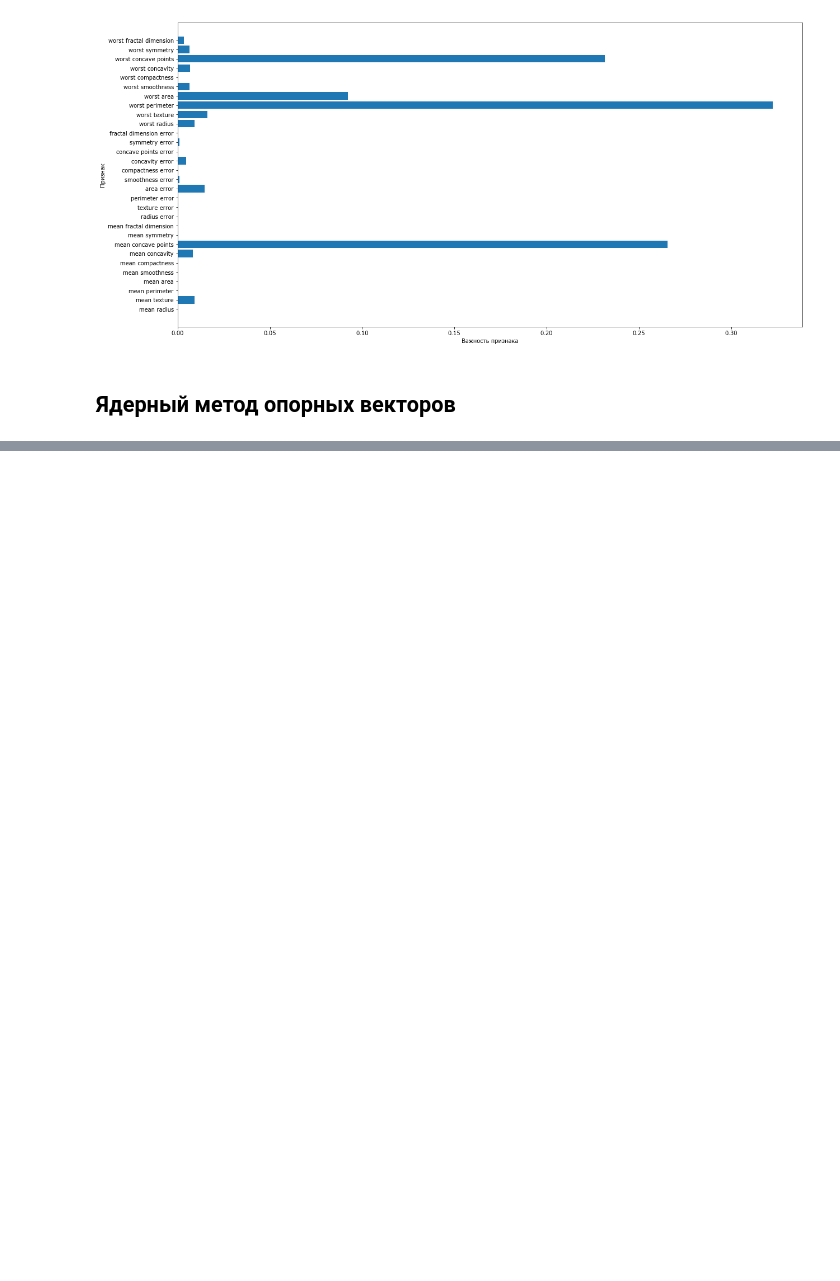
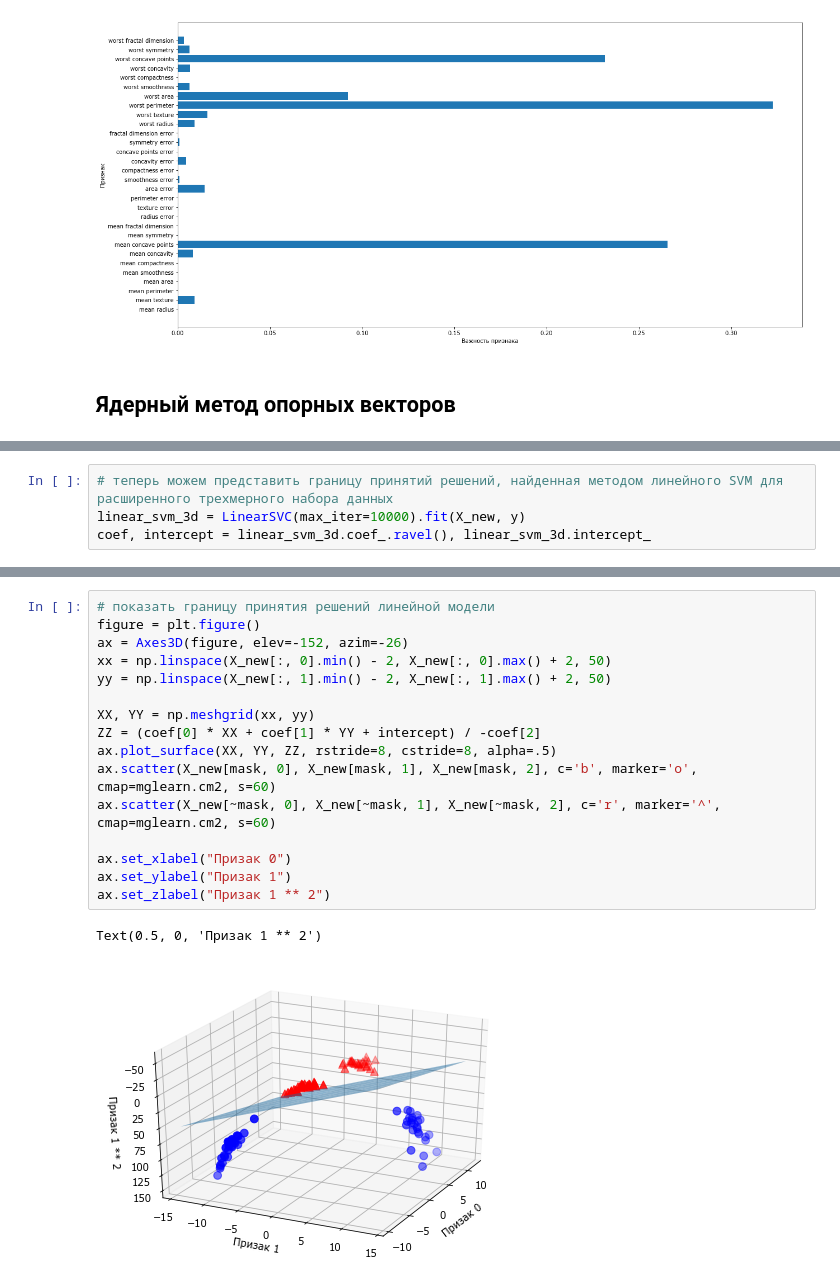
Before and after one commit to azamind/ml-intro, a Jupyter notebook: code/Chapter2.ipynb, the cells around one changed output, grey strips where cells are left out. Saved outputs shown, nothing was run; the diff lists cells and outputs as text; blank space fills up the shorter version.

```diff
--- a/code/Chapter2.ipynb
+++ b/code/Chapter2.ipynb
@@ -656,0 +701,4 @@ plot_feature_importances_cancer(gbrt)
+# %%
+# теперь можем представить границу принятий решений, найденная методом линейного SVM для расширенного трехмерного набора данных
+linear_svm_3d = LinearSVC(max_iter=10000).fit(X_new, y)
+coef, intercept = linear_svm_3d.coef_.ravel(), linear_svm_3d.intercept_
@@ -656,0 +711,19 @@ plot_feature_importances_cancer(gbrt)
+# %%
+# показать границу принятия решений линейной модели
+figure = plt.figure()
+ax = Axes3D(figure, elev=-152, azim=-26)
+xx = np.linspace(X_new[:, 0].min() - 2, X_new[:, 0].max() + 2, 50)
+yy = np.linspace(X_new[:, 1].min() - 2, X_new[:, 1].max() + 2, 50)
+
+XX, YY = np.meshgrid(xx, yy)
+ZZ = (coef[0] * XX + coef[1] * YY + intercept) / -coef[2]
+ax.plot_surface(XX, YY, ZZ, rstride=8, cstride=8, alpha=.5)
+ax.scatter(X_new[mask, 0], X_new[mask, 1], X_new[mask, 2], c='b', marker='o', cmap=mglearn.cm2, s=60)
+ax.scatter(X_new[~mask, 0], X_new[~mask, 1], X_new[~mask, 2], c='r', marker='^', cmap=mglearn.cm2, s=60)
+
+ax.set_xlabel("Призак 0")
+ax.set_ylabel("Призак 1")
+ax.set_zlabel("Призак 1 ** 2")
+# %% [output]
+Text(0.5, 0, 'Призак 1 ** 2')
+[figure, added]
```
Also changed, not shown: parts of 9 cells of this notebook.
